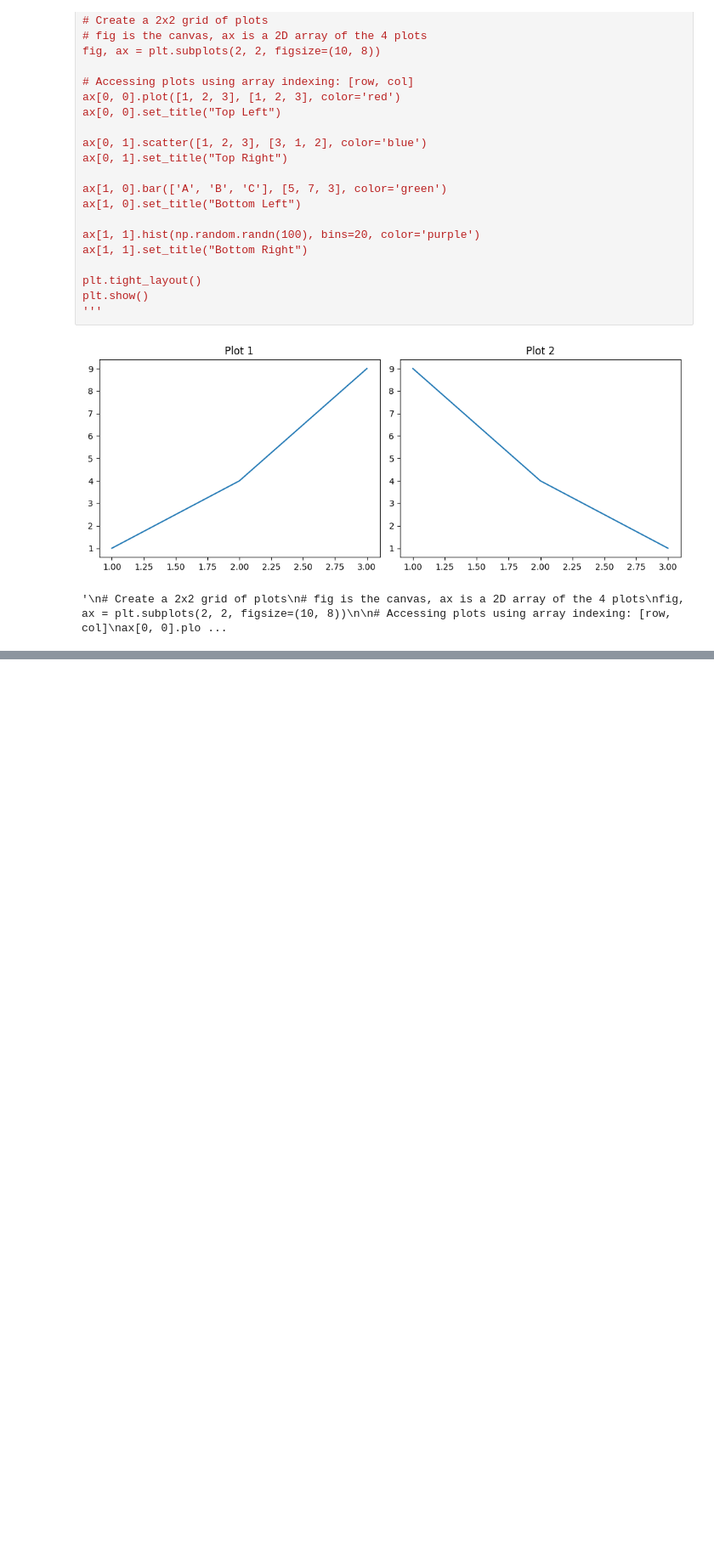
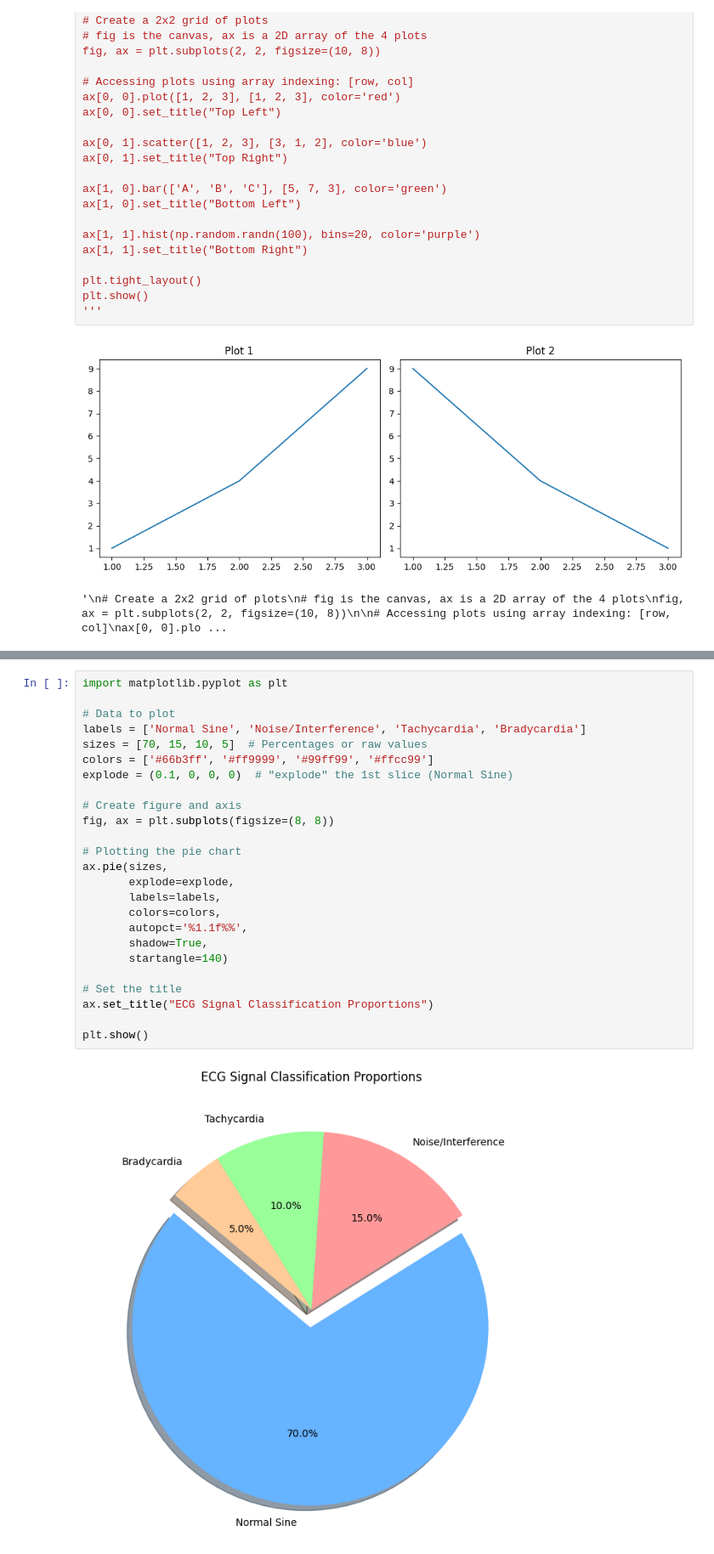
Before and after one commit to aaromalonline/jupyter_prgms, a Jupyter notebook: plots.ipynb, the cells around one changed output, grey strips where cells are left out. Shown at 85% size. Saved outputs shown, nothing was run; the diff lists cells and outputs as text; blank space fills up the shorter version.

```diff
--- a/plots.ipynb
+++ b/plots.ipynb
@@ -64,0 +107,27 @@ plt.show()
+# %%
+import matplotlib.pyplot as plt
+
+# Data to plot
+labels = ['Normal Sine', 'Noise/Interference', 'Tachycardia', 'Bradycardia']
+sizes = [70, 15, 10, 5]  # Percentages or raw values
+colors = ['#66b3ff', '#ff9999', '#99ff99', '#ffcc99']
+explode = (0.1, 0, 0, 0)  # "explode" the 1st slice (Normal Sine)
+
+# Create figure and axis
+fig, ax = plt.subplots(figsize=(8, 8))
+
+# Plotting the pie chart
+ax.pie(sizes,
+       explode=explode,
+       labels=labels,
+       colors=colors,
+       autopct='%1.1f%%',
+       shadow=True,
+       startangle=140)
+
+# Set the title
+ax.set_title("ECG Signal Classification Proportions")
+
+plt.show()
+# %% [output]
+[figure, added]
```
Also changed, not shown: parts of 1 cell of this notebook, 3 other files.
